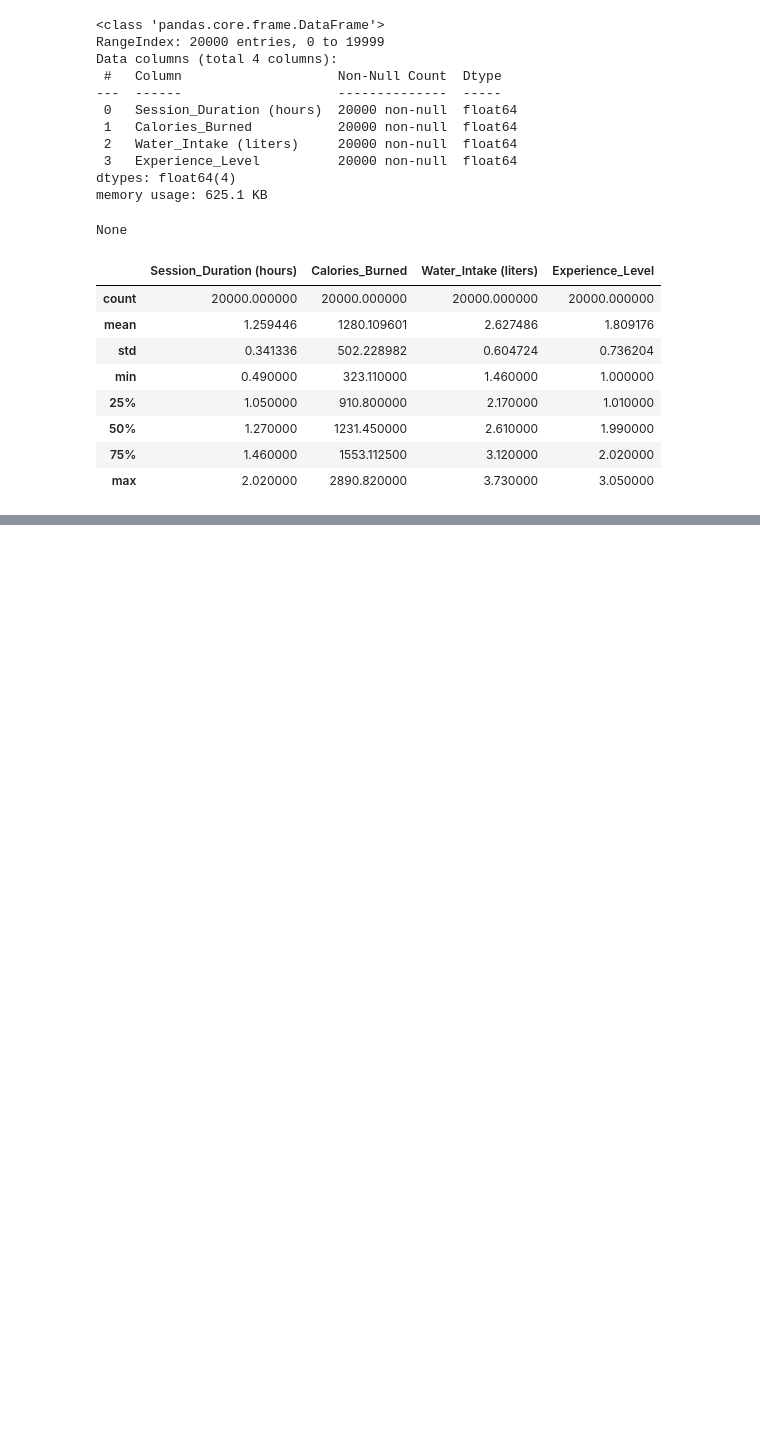
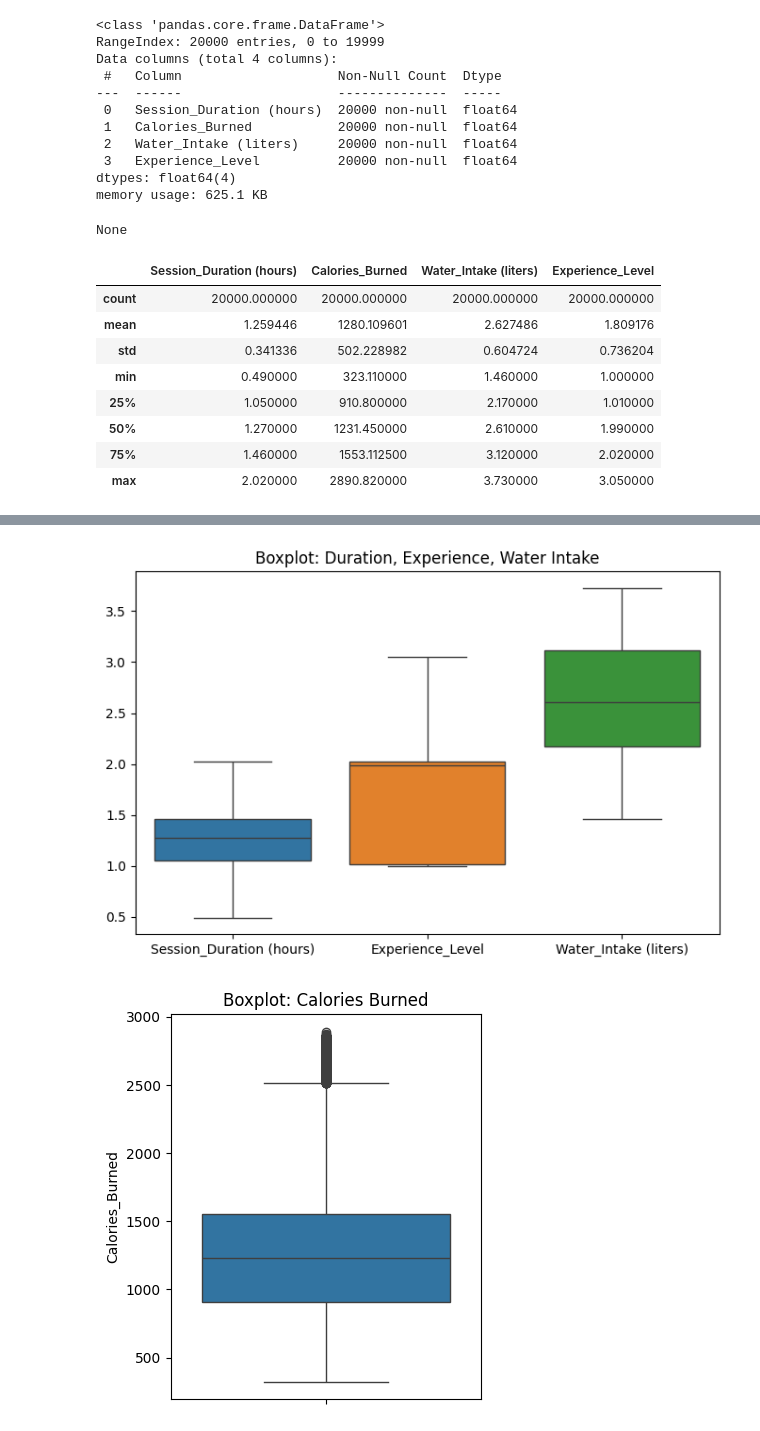
Before and after one commit to luciuswilbert/life_style_ml, a Jupyter notebook: main.ipynb, the cells around one changed output, grey strips where cells are left out. Cells and saved outputs as stored; diff of their text form; code cells hidden in the pictures; blank space fills up the shorter version.

Commit message:
EDA Done, Session Duration and Experience Level are really good for the model

```diff
--- a/main.ipynb
+++ b/main.ipynb
@@ -84,0 +119,16 @@ None
+# %%
+import matplotlib.pyplot as plt
+import seaborn as sns
+
+plt.figure(figsize=(8,5))
+sns.boxplot(data=df[['Session_Duration (hours)', 'Experience_Level', 'Water_Intake (liters)']])
+plt.title("Boxplot: Duration, Experience, Water Intake")
+plt.show()
+
+plt.figure(figsize=(4,5))
+sns.boxplot(y=df['Calories_Burned'])
+plt.title("Boxplot: Calories Burned")
+plt.show()
+# %% [output]
+[figure, added]
+[figure, added]
```
Also changed, not shown: parts of 7 cells of this notebook, 1 other file.
